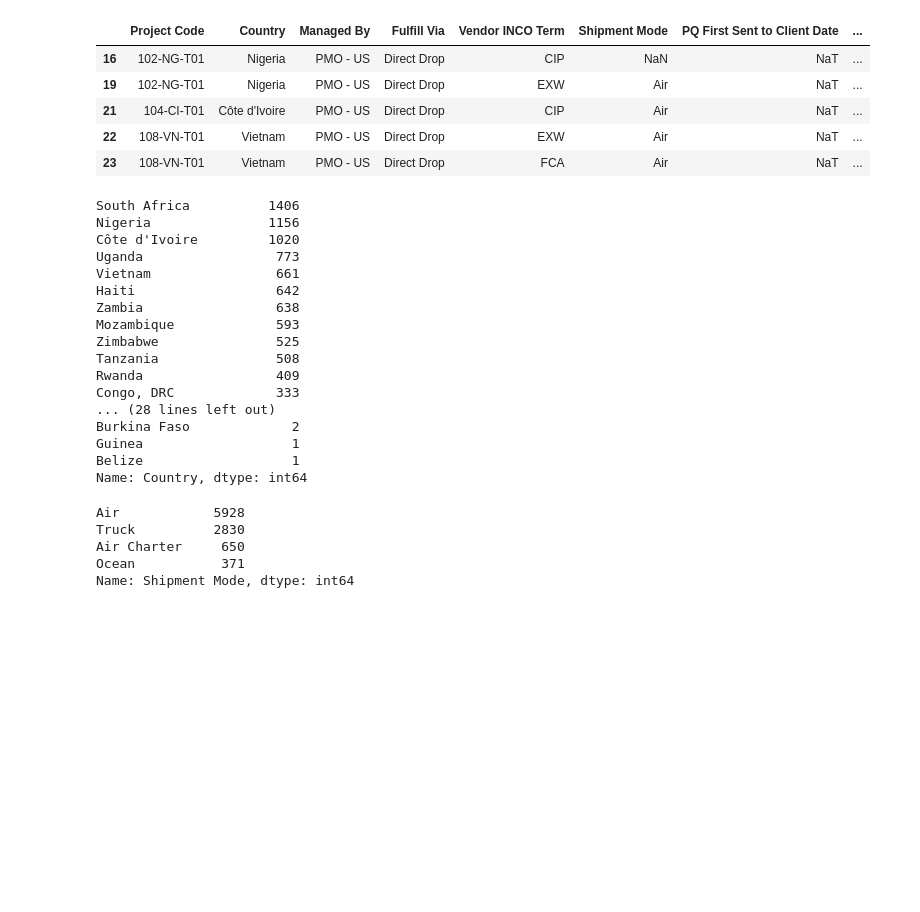
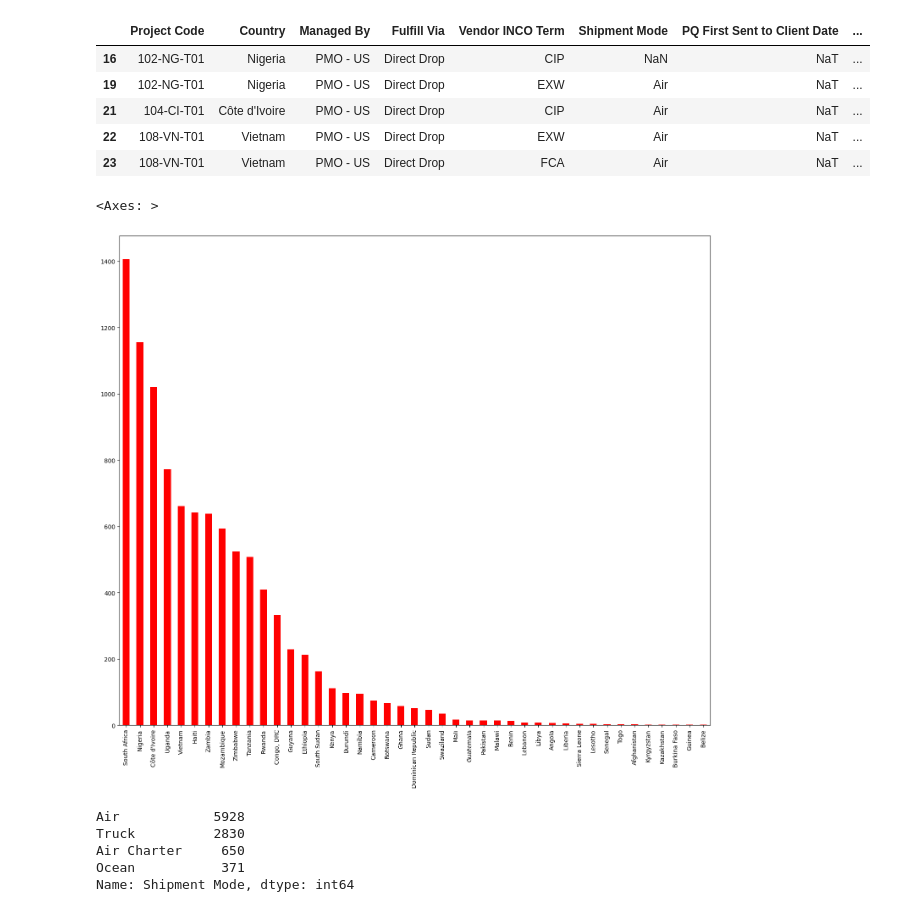
Before and after one commit to alinegorischf/Shipment-Price-Prediction, a Jupyter notebook: Shipment_Price_Prediction.ipynb, the cells around one changed output. Drawn from its saved outputs; the diff is of its cells as text; code cells hidden in the pictures; blank space fills up the shorter version.

```diff
--- a/Shipment_Price_Prediction.ipynb
+++ b/Shipment_Price_Prediction.ipynb
@@ -548,25 +548,11 @@ df.head()
 import seaborn as sns
 # %%
 # top 10 country
-df['Country'].value_counts()
+plt.figure(figsize=(18,15))
+df['Country'].value_counts().plot(kind="bar", color='red')
 # %% [output]
-South Africa          1406
-Nigeria               1156
-Côte d'Ivoire         1020
-Uganda                 773
-Vietnam                661
-Haiti                  642
-Zambia                 638
-Mozambique             593
-Zimbabwe               525
-Tanzania               508
-Rwanda                 409
-Congo, DRC             333
-... (28 lines left out)
-Burkina Faso             2
-Guinea                   1
-Belize                   1
-Name: Country, dtype: int64
+<Axes: >
+[figure, added]
 # %%
 df['Shipment Mode'].value_counts()
 # %% [output]
```
Also changed, not shown: parts of 19 cells of this notebook.
